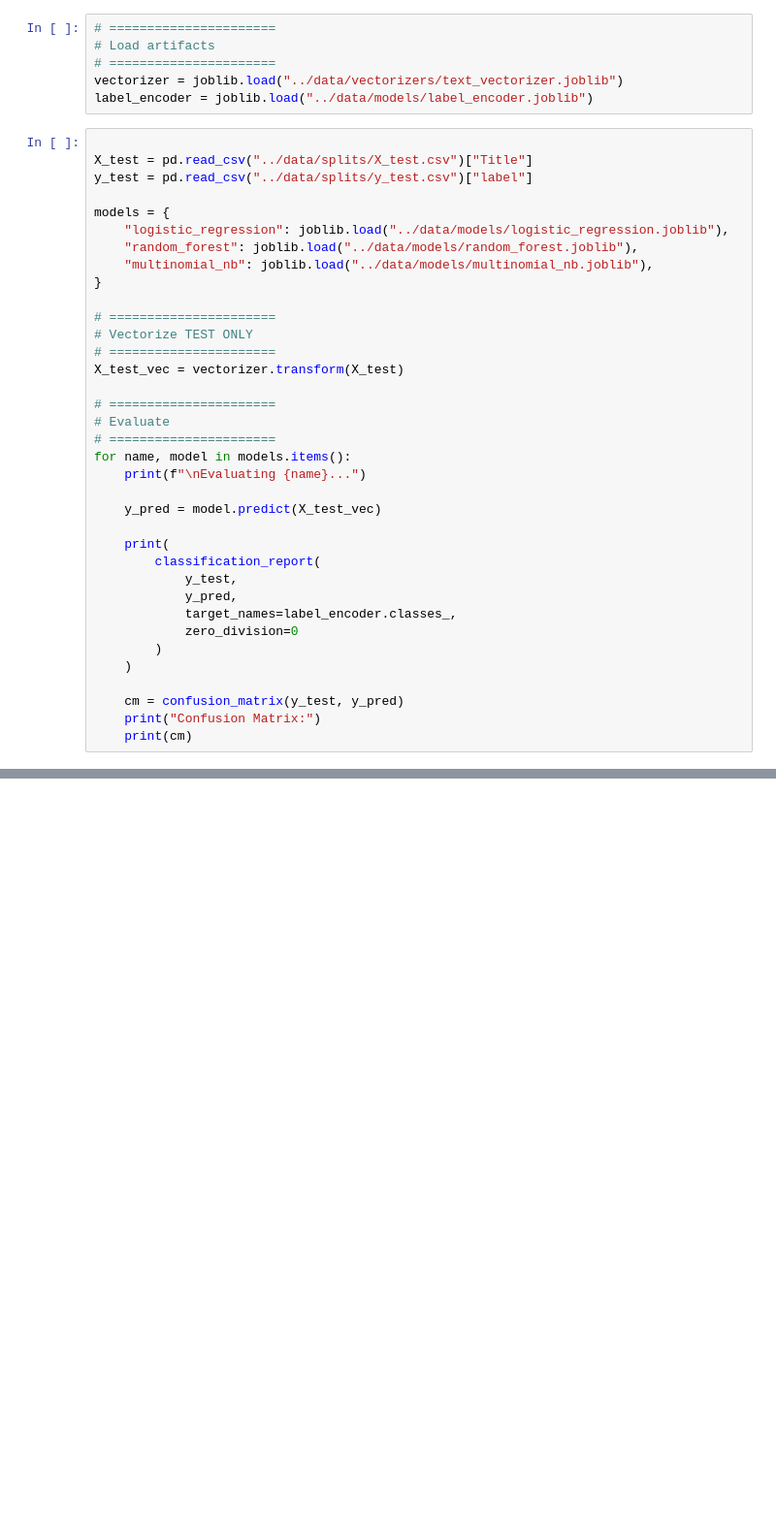
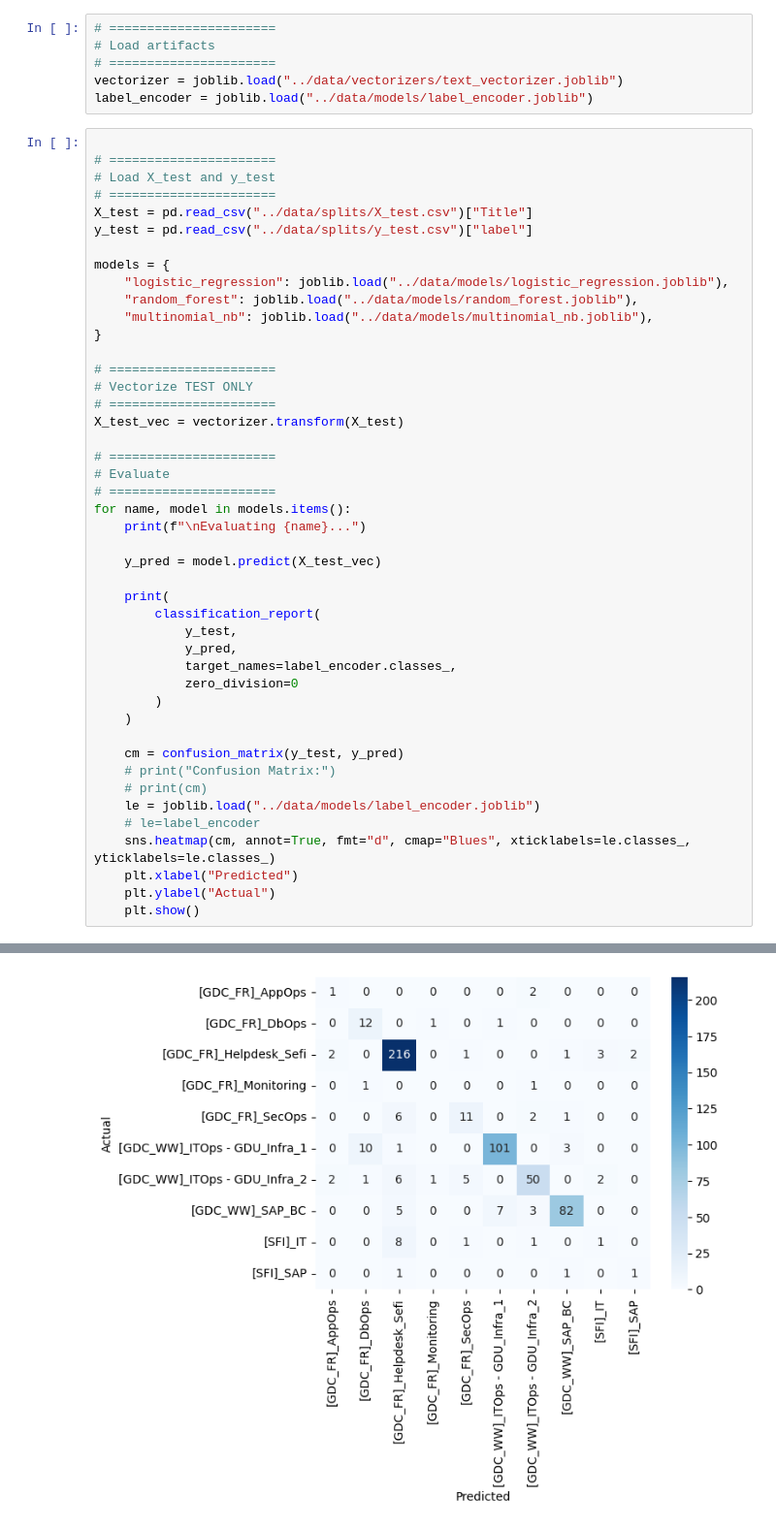
Before and after one commit to lamhungphu/ML-ticket-dispatcher, a Jupyter notebook: notebooks/03_evaluation.ipynb, the cells around one changed output, grey strips where cells are left out. Shown at 97% size. Saved outputs shown, nothing was run; the diff lists cells and outputs as text; blank space fills up the shorter version.

```diff
--- a/notebooks/03_evaluation.ipynb
+++ b/notebooks/03_evaluation.ipynb
@@ -11,6 +12,9 @@ vectorizer = joblib.load("../data/vectorizers/text_vectorizer.joblib")
 label_encoder = joblib.load("../data/models/label_encoder.joblib")
 # %%
 
+# ======================
+# Load X_test and y_test
+# ======================
 X_test = pd.read_csv("../data/splits/X_test.csv")["Title"]
 y_test = pd.read_csv("../data/splits/y_test.csv")["label"]
 
@@ -43,8 +47,14 @@ for name, model in models.items():
     )
 
     cm = confusion_matrix(y_test, y_pred)
-    print("Confusion Matrix:")
-    print(cm)
+    # print("Confusion Matrix:")
+    # print(cm)
+    le = joblib.load("../data/models/label_encoder.joblib")
+    # le=label_encoder
+    sns.heatmap(cm, annot=True, fmt="d", cmap="Blues", xticklabels=le.classes_, yticklabels=le.classes_)
+    plt.xlabel("Predicted")
+    plt.ylabel("Actual")
+    plt.show()
 # %% [output]
 Evaluating logistic_regression...
                               precision    recall  f1-score   support
@@ -65,0 +76 @@ Evaluating logistic_regression...
+[figure, added]
```
Also changed, not shown: parts of 2 cells of this notebook, 1 other file.
